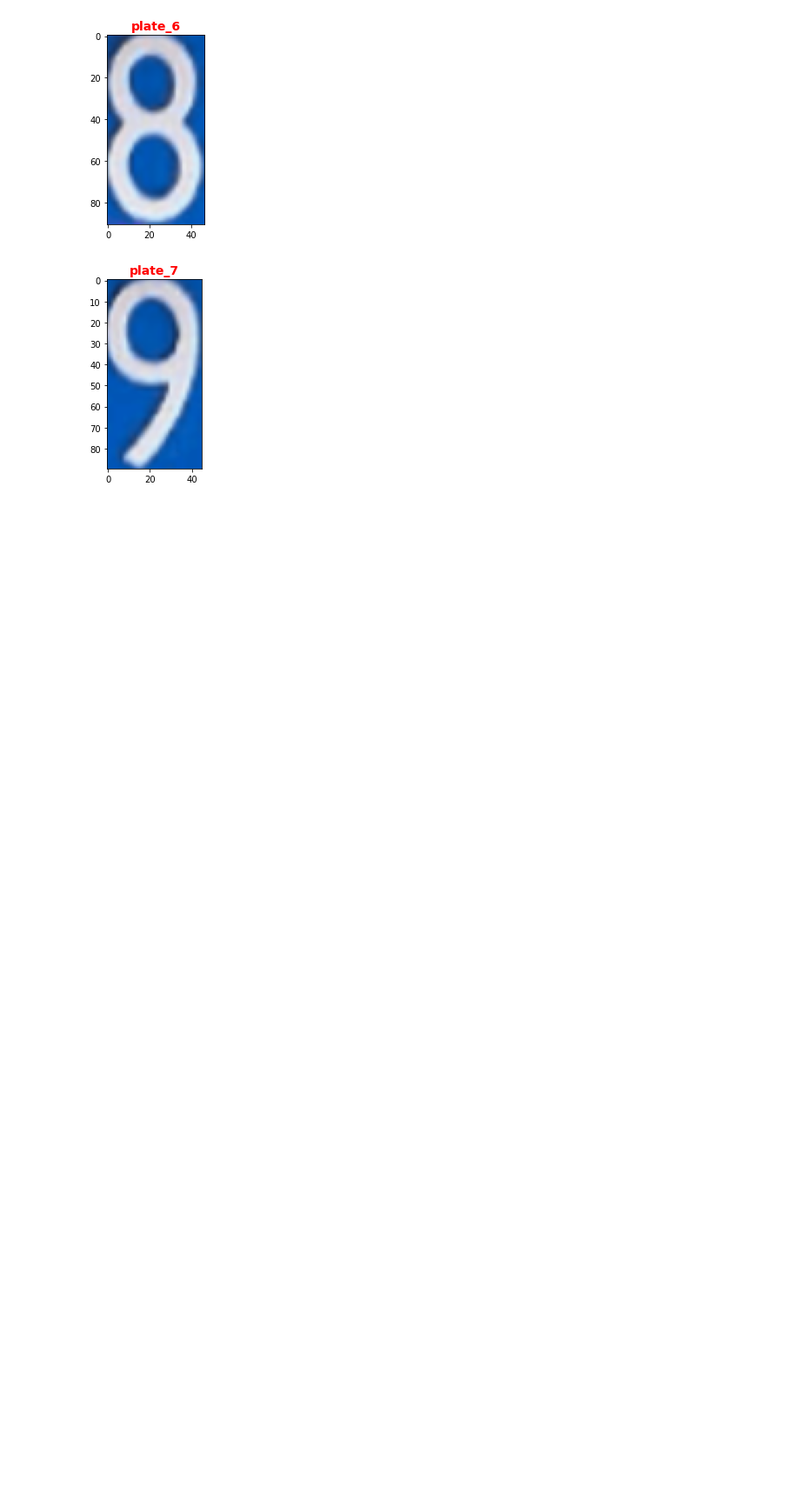
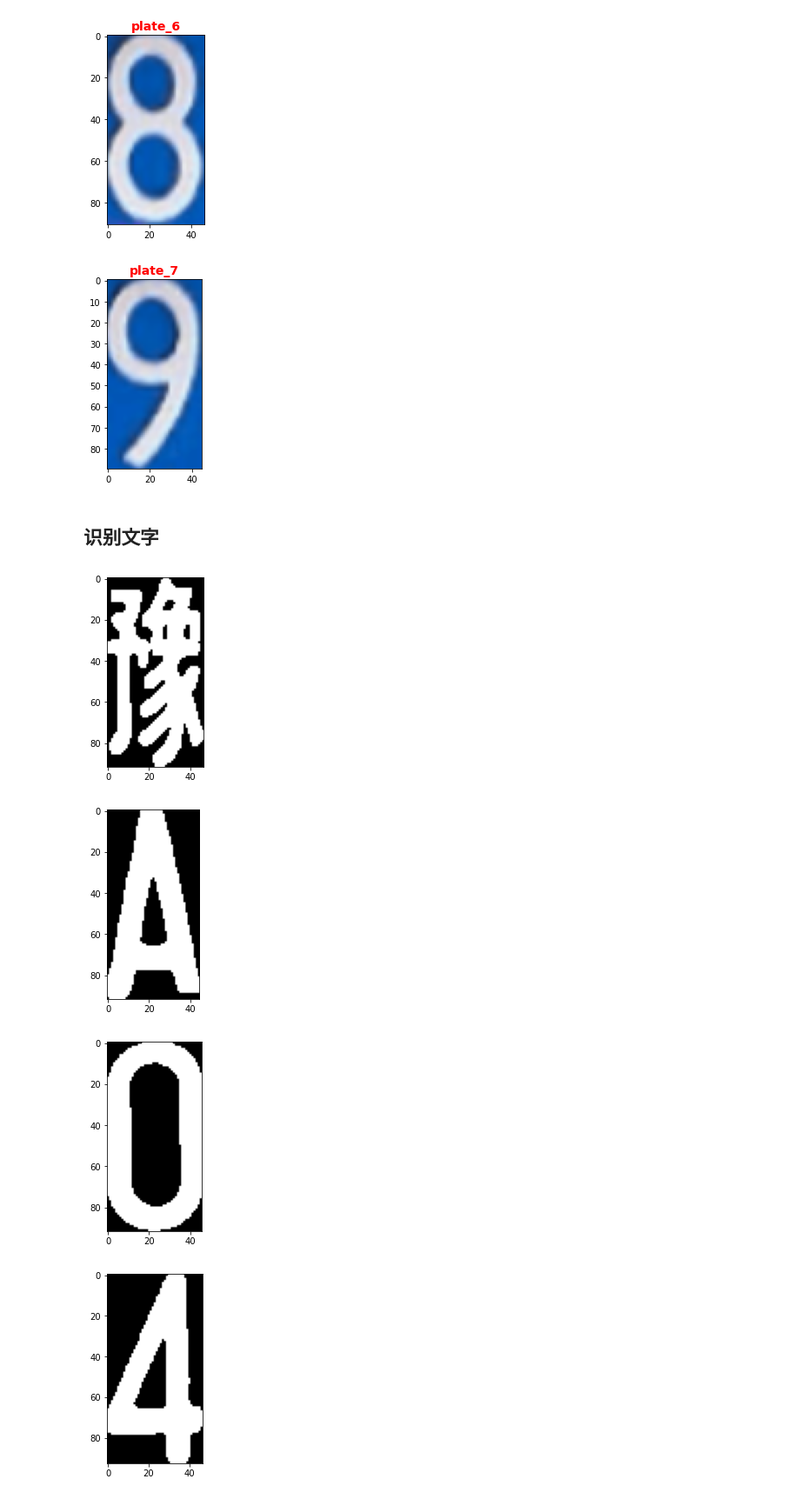
Before and after one commit to jinondo/licence_plate, a Jupyter notebook: completeTest.ipynb, the cells around one changed output. Shown at 87% size. Saved outputs shown, nothing was run; the diff lists cells and outputs as text; code cells hidden in the pictures; blank space fills up the shorter version.

```diff
--- a/completeTest.ipynb
+++ b/completeTest.ipynb
@@ -193,8 +193,10 @@ for item in contours:
 
 words = sorted(words,key=lambda s:s[0],reverse=False)
 #print(words)
+image_words = []
 for index, word in enumerate(words):
     image = plate[word[1]:word[1] + word[3], word[0]:word[0] + word[2]]
+    image_words.append(image)
     plt_showRGB(image,'plate_'+str(index+1))
      #cv2.imwrite('./outputImages/plate_'+str(index+1)+'.png', image)
 # %% [output]
@@ -205,3 +207,49 @@ for index, word in enumerate(words):
 [figure]
 [figure]
 [figure]
+# %% [markdown]
+## 识别文字
+# %%
+def imagesProcess(images,flag):
+    images_process = []
+    for image in images:
+        # 用高斯滤波器降噪
+        image = cv2.GaussianBlur(image, (3, 3), 0)
+        # 灰度处理
+        imgGray = cv2.cvtColor(image, cv2.COLOR_RGB2GRAY)
+        # 自适应阈值处理
+        ret, image = cv2.threshold(imgGray, 127, 255, cv2.THRESH_OTSU)
+
+        # 处理绿牌照问题，让需要的车牌号码始终为前景，即白色
+        # 通过计算二值图像黑白点的个数，当白的个数大于黑点个数
+        # 用阈值分割实现黑白反转
+        if flag == 1:
+             ret, image = cv2.threshold(imgGray, 0, 255, cv2.THRESH_OTSU | cv2.THRESH_BINARY_INV)
+        # area_white = 0
+        # area_black = 0
+        # height, width = image.shape
+        # print(image.shape)
+        # for i in range(height):
+        #     for j in range(width):
+        #         if image[i, j] == 255:
+        #             area_white += 1
+        #         else:
+        #             area_black += 1
+        # print('white: ',area_white,'blcak:',area_black)
+        # if area_white>area_black:
+        #     ret, image = cv2.threshold(imgGray, 0, 255, cv2.THRESH_OTSU | cv2.THRESH_BINARY_INV)
+        # 创建一个结构元素，用于形态学处理
+        kernel = cv2.getStructuringElement(cv2.MORPH_RECT, (2, 2))
+        # 膨胀操作，使单个文字成为一体，特指中文（因为中文文字整体不相连）
+        image = cv2.dilate(image, kernel)
+        images_process.append(image)
+    return images_process
+# %%
+image_words = imagesProcess(image_words,0)
+for item in image_words:
+    plt_showGray(item)
+# %% [output]
+[figure, added]
+[figure, added]
+[figure, added]
+[figure, added]
```
Also changed, not shown: parts of 2 cells of this notebook, 1 other file.
